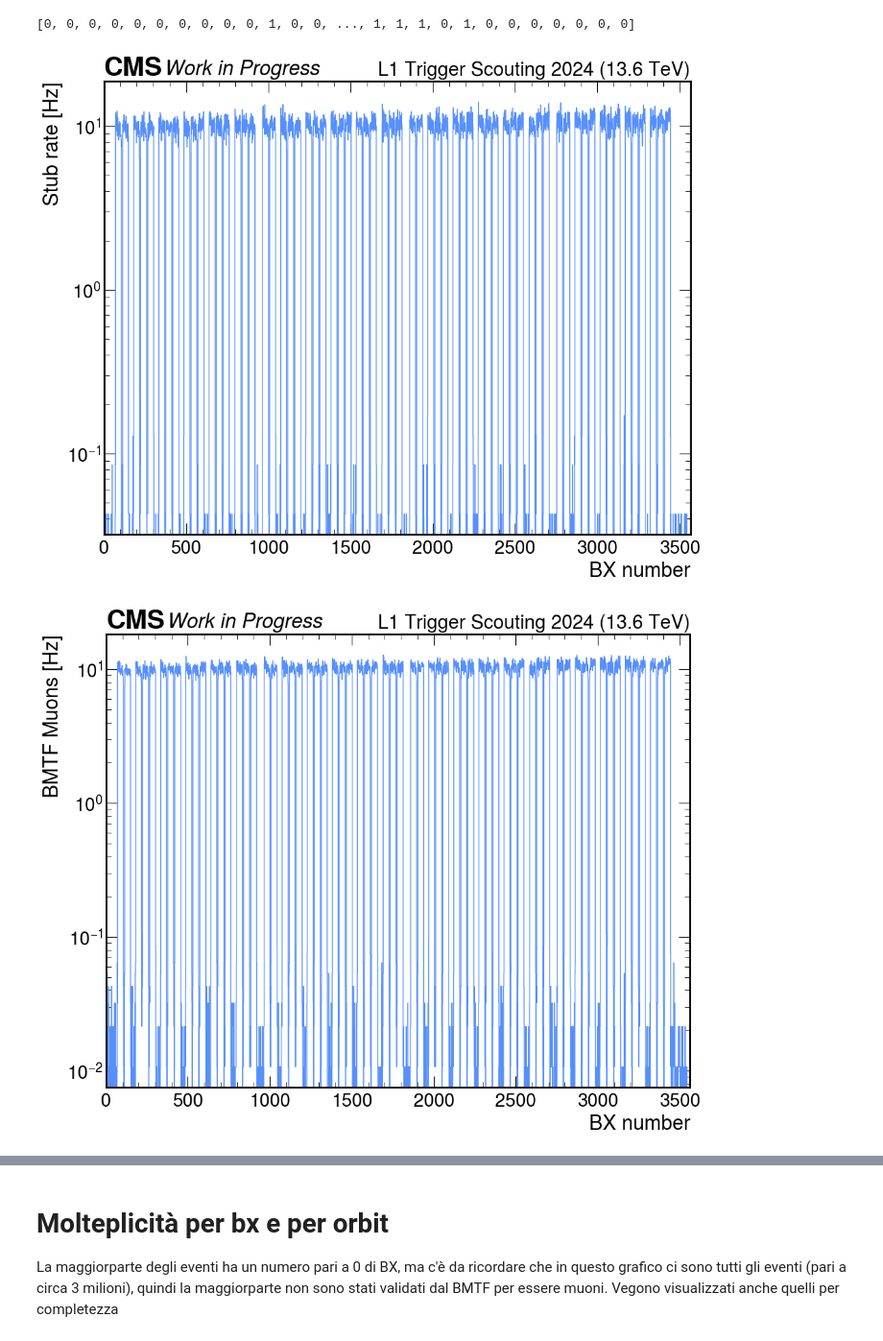
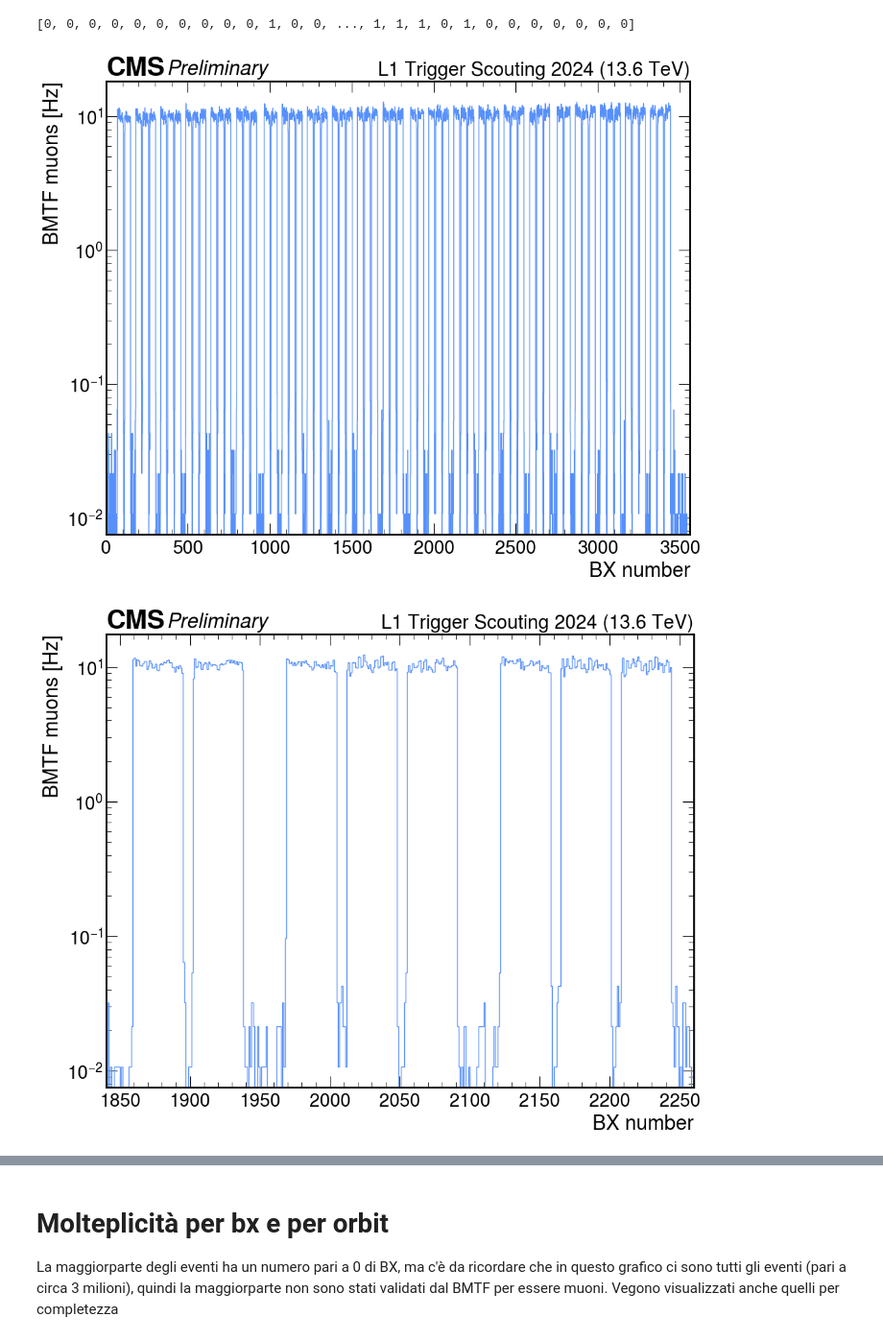
Before and after one commit to francescoreschio/Tesi-Triennale, a Jupyter notebook: Codice/BMTF.ipynb, the cells around one changed output, grey strips where cells are left out. Shown at 96% size. Drawn from its saved outputs; the diff is of its cells as text; code cells hidden in the pictures.

```diff
--- a/Codice/BMTF.ipynb
+++ b/Codice/BMTF.ipynb
@@ -62,43 +62,43 @@ bx_bmtf_counts_LS306 = np.bincount(BX_LS306, weights=nBmtfMuons_LS306)
 
 bx_bmtf_counts = (bx_bmtf_counts_LS133 + bx_bmtf_counts_LS263 + bx_bmtf_counts_LS264 + bx_bmtf_counts_LS306)/4
 # %%
-#Plot con tutti e quattro i file separati per verificare inconsistenze
+#Plot con i quattro file uniti
 fig, ax = plt.subplots(figsize=FIGSIZE, constrained_layout=True)
 
 set_label_font(ax, FONTSIZE)
 set_tick_font(ax, FONTSIZE - 2)
-draw_cms_label(ax, fontsize= FONTSIZE, label="Work in Progress", rlabel="L1 Trigger Scouting 2024 (13.6 TeV)")
+draw_cms_label(ax, fontsize= FONTSIZE, rlabel="L1 Trigger Scouting 2024 (13.6 TeV)")
 
-ax.hist(bx_range[:-1], bins=bx_range, weights=ConvertToHz(bx_bmtf_counts_LS133), histtype='step')
-'''ax.hist(bx_range[:-1], bins=bx_range, weights=ConvertToHz(bx_bmtf_counts_LS263), histtype='step')
-ax.hist(bx_range[:-1], bins=bx_range, weights=ConvertToHz(bx_bmtf_counts_LS264), histtype='step')
-ax.hist(bx_range[:-1], bins=bx_range, weights=ConvertToHz(bx_bmtf_counts_LS306), histtype='step')'''
-
+ax.hist(bx_range[:-1], bins=bx_range, weights=ConvertToHz(bx_bmtf_counts), histtype='step')
 
 ax.set_xlabel('BX number')
-ax.set_ylabel('Stub rate [Hz]')
+ax.set_ylabel('BMTF muons [Hz]')
 ax.set_xlim(0, ONE_ORBIT_IN_BX)
 ax.set_yscale('log')
 
-plt.show()
+plt.savefig("../Immagini/BMTF.pdf")
+plt.savefig("../Immagini/ImmaginiPNG/BMTF.png")
 # %% [output]
-[figure, old version]
+[figure, new version]
 # %%
-#Plot con i quattro file uniti
+#Zoom dei quattro file uniti
 fig, ax = plt.subplots(figsize=FIGSIZE, constrained_layout=True)
 
 set_label_font(ax, FONTSIZE)
 set_tick_font(ax, FONTSIZE - 2)
-draw_cms_label(ax, fontsize= FONTSIZE, label="Work in Progress", rlabel="L1 Trigger Scouting 2024 (13.6 TeV)")
+draw_cms_label(ax, fontsize= FONTSIZE, rlabel="L1 Trigger Scouting 2024 (13.6 TeV)")
 
-ax.hist(bx_range[:-1], bins=bx_range, weights=ConvertToHz(bx_bmtf_counts), histtype='step')
+bx_left = 1840
+bx_right = 2260
+
+ax.hist(bx_range[bx_left:bx_right], bins=bx_range[bx_left:bx_right+1], weights=ConvertToHz(bx_bmtf_counts[bx_left:bx_right]), histtype='step')
 
 ax.set_xlabel('BX number')
-ax.set_ylabel('BMTF Muons [Hz]')
-ax.set_xlim(0, ONE_ORBIT_IN_BX)
+ax.set_ylabel('BMTF muons [Hz]')
+ax.set_xlim(bx_left, bx_right)
 ax.set_yscale('log')
 
-plt.savefig("../Immagini/BMTF.pdf")
-plt.savefig("../Immagini/ImmaginiPNG/BMTF.png")
+plt.savefig("../Immagini/BMTF_zoom.pdf")
+plt.savefig("../Immagini/ImmaginiPNG/BMTF_zoom.png")
 # %% [output]
-[figure, old version]
+[figure, new version]
```
Also changed, not shown: parts of 9 cells of this notebook, 3 other files.
